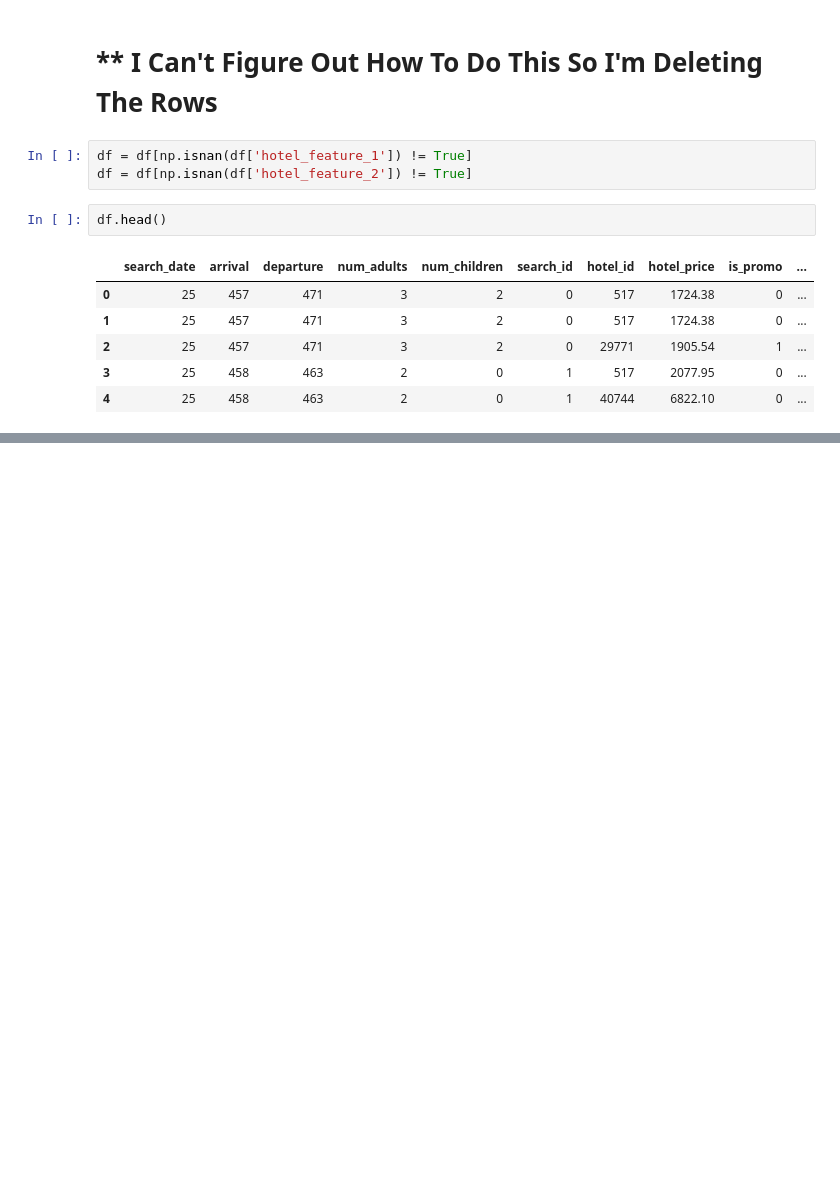
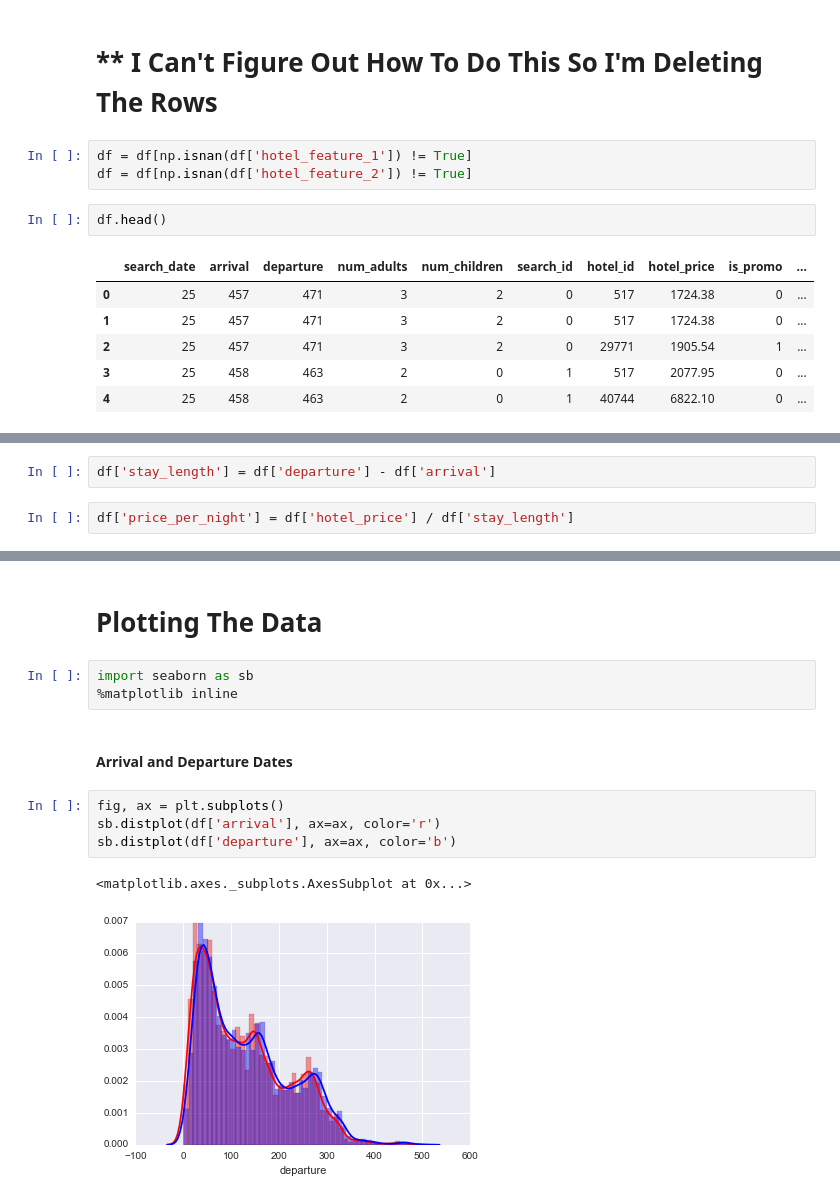
Before and after one commit to Upsidealien/Hotel-Case-Study, a Jupyter notebook: Presentation_1.ipynb, the cells around one changed output, grey strips where cells are left out. Saved outputs shown, nothing was run; the diff lists cells and outputs as text; blank space fills up the shorter version.

```diff
--- a/Presentation_1.ipynb
+++ b/Presentation_1.ipynb
@@ -96,0 +109,4 @@ df.head()
+# %%
+df['stay_length'] = df['departure'] - df['arrival']
+# %%
+df['price_per_night'] = df['hotel_price'] / df['stay_length']
@@ -96,0 +122,14 @@ df.head()
+# %% [markdown]
+# Plotting The Data
+# %%
+import seaborn as sb
+%matplotlib inline
+# %% [markdown]
+#### Arrival and Departure Dates
+# %%
+fig, ax = plt.subplots()
+sb.distplot(df['arrival'], ax=ax, color='r')
+sb.distplot(df['departure'], ax=ax, color='b')
+# %% [output]
+<matplotlib.axes._subplots.AxesSubplot at 0x...>
+[figure, added]
```
Also changed, not shown: parts of 27 cells of this notebook, 2 other files.
